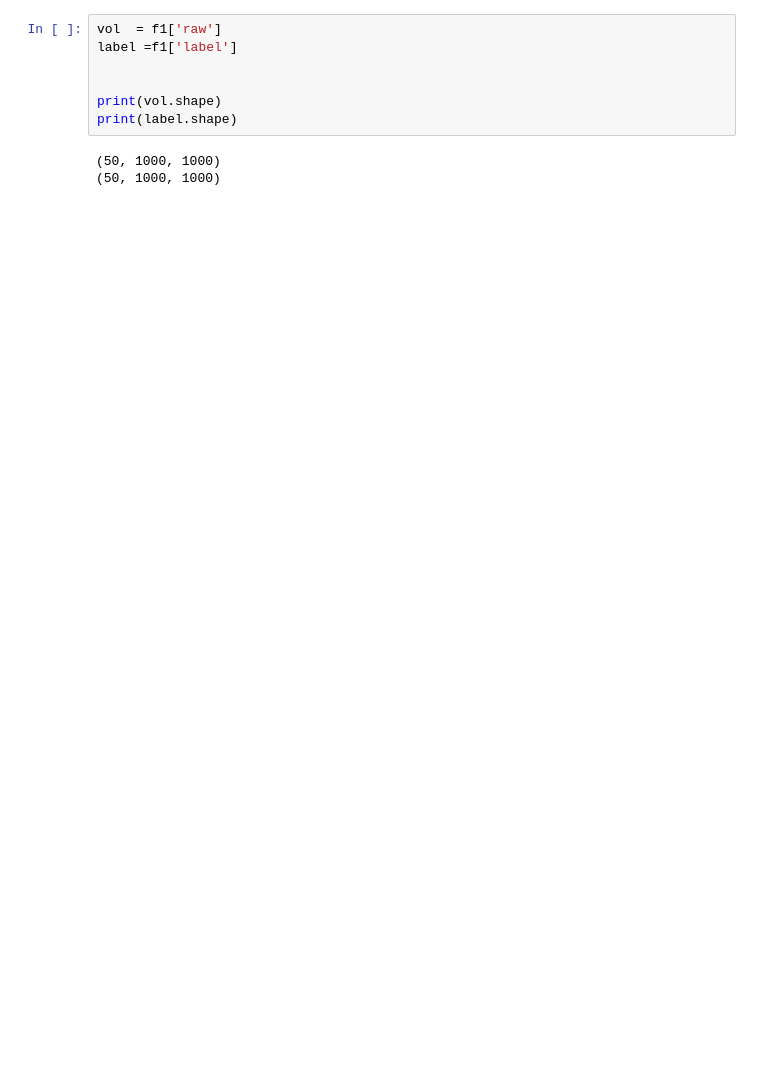
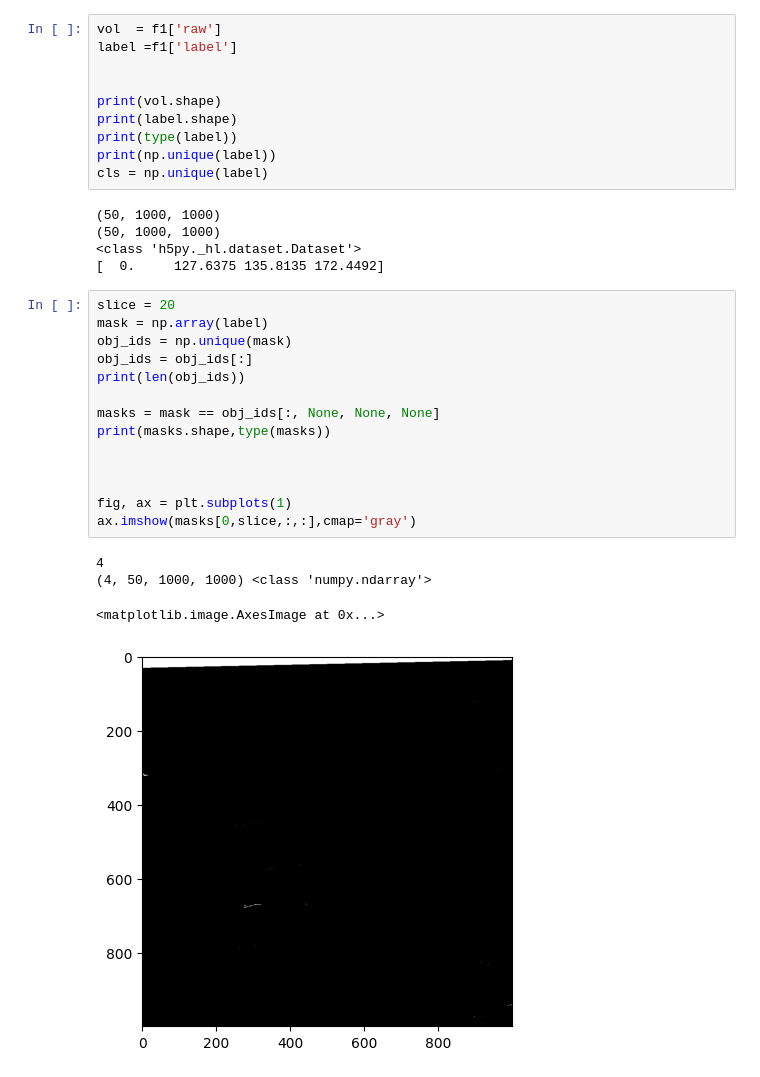
Before and after one commit to choROPeNt/3dseg, a Jupyter notebook: notebooks/vol_show.ipynb, the cells around one changed output. Drawn from its saved outputs; the diff is of its cells as text; blank space fills up the shorter version.

```diff
--- a/notebooks/vol_show.ipynb
+++ b/notebooks/vol_show.ipynb
@@ -17,6 +50,30 @@ label =f1['label']
 
 print(vol.shape)
 print(label.shape)
+print(type(label))
+print(np.unique(label))
+cls = np.unique(label)
 # %% [output]
 (50, 1000, 1000)
 (50, 1000, 1000)
+<class 'h5py._hl.dataset.Dataset'>
+[  0.     127.6375 135.8135 172.4492]
+# %%
+slice = 20
+mask = np.array(label)
+obj_ids = np.unique(mask)
+obj_ids = obj_ids[:]
+print(len(obj_ids))
+
+masks = mask == obj_ids[:, None, None, None]
+print(masks.shape,type(masks))
+
+
+
+fig, ax = plt.subplots(1)
+ax.imshow(masks[0,slice,:,:],cmap='gray')
+# %% [output]
+4
+(4, 50, 1000, 1000) <class 'numpy.ndarray'>
+<matplotlib.image.AxesImage at 0x...>
+[figure, added]
```
Also changed, not shown: parts of 9 cells of this notebook, 1 other file.
